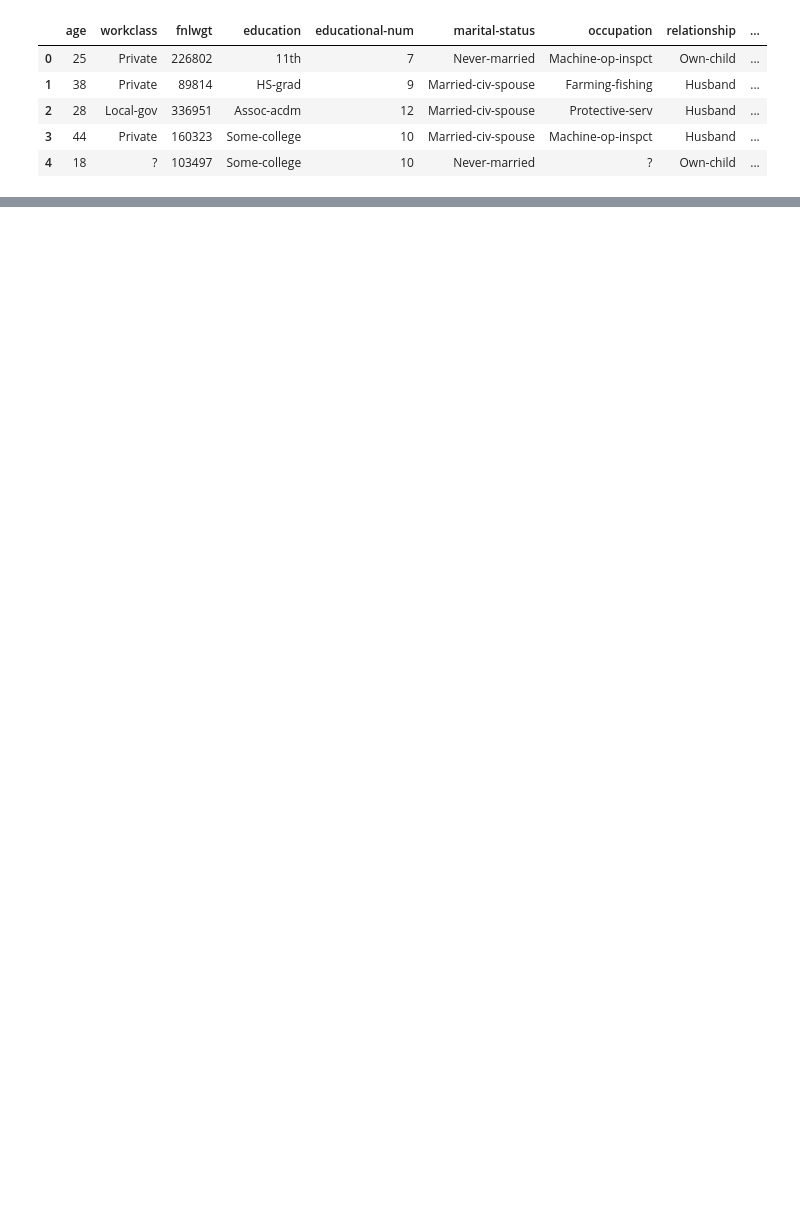
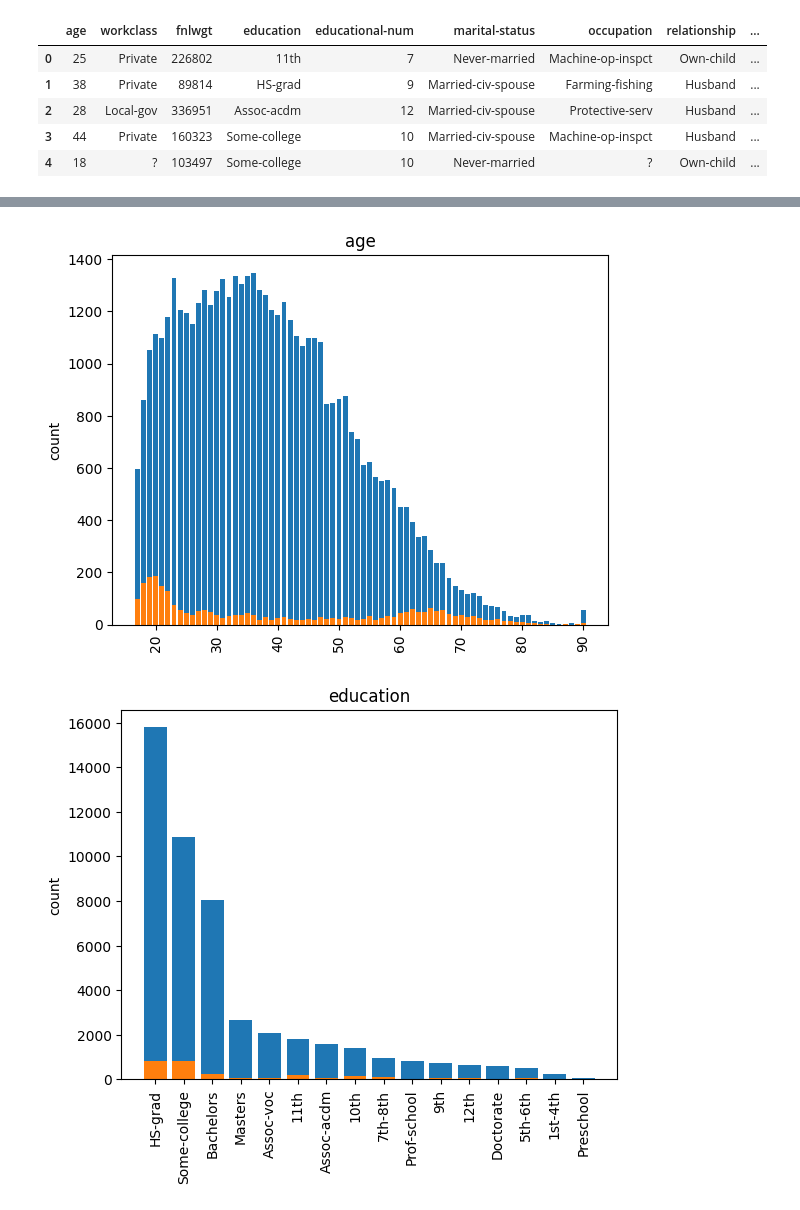
Before and after one commit to miracurue/Adult_project, a Jupyter notebook: Adult_notebook.ipynb, the cells around one changed output, grey strips where cells are left out. Drawn from its saved outputs; the diff is of its cells as text; code cells hidden in the pictures; blank space fills up the shorter version.

Commit message:
added charts

```diff
--- a/Adult_notebook.ipynb
+++ b/Adult_notebook.ipynb
@@ -53,0 +63,33 @@ df2 = df[(df['occupation']=='?')|(df['workclass']=='?')].copy()
+# %%
+# оставим для построения графиков только колонки с категориальными данными, исключим колонки с пропущенными данными:
+# workclass и occupation, а так же исключим колонки capital-gain и capital-loss.
+
+columns = ['age', 'education',
+       'marital-status', 'relationship', 'race', 'gender',
+       'hours-per-week', 'native-country']
+# %%
+# Напишем цикл, чтобы посмотреть графики сразу по всем колонкам
+
+for column in columns:
+
+    # в переменные x и x2 поместим уникальные значения каждой колонки,
+    # а в y и y2 - их количество
+
+    x = df[column].value_counts().index
+    y = df[column].value_counts().values
+    x2 = df2[column].value_counts().index
+    y2 = df2[column].value_counts().values
+
+    fig, ax = plt.subplots()
+    plt.bar(x=x, height=y)
+    plt.bar(x=x2, height=y2)
+
+    plt.ylabel('count')
+    plt.title(column)
+
+    plt.xticks(rotation=90)
+
+    plt.show()
+# %% [output]
+[figure, added]
+[figure, added]
```
Also changed, not shown: parts of 8 cells of this notebook.
